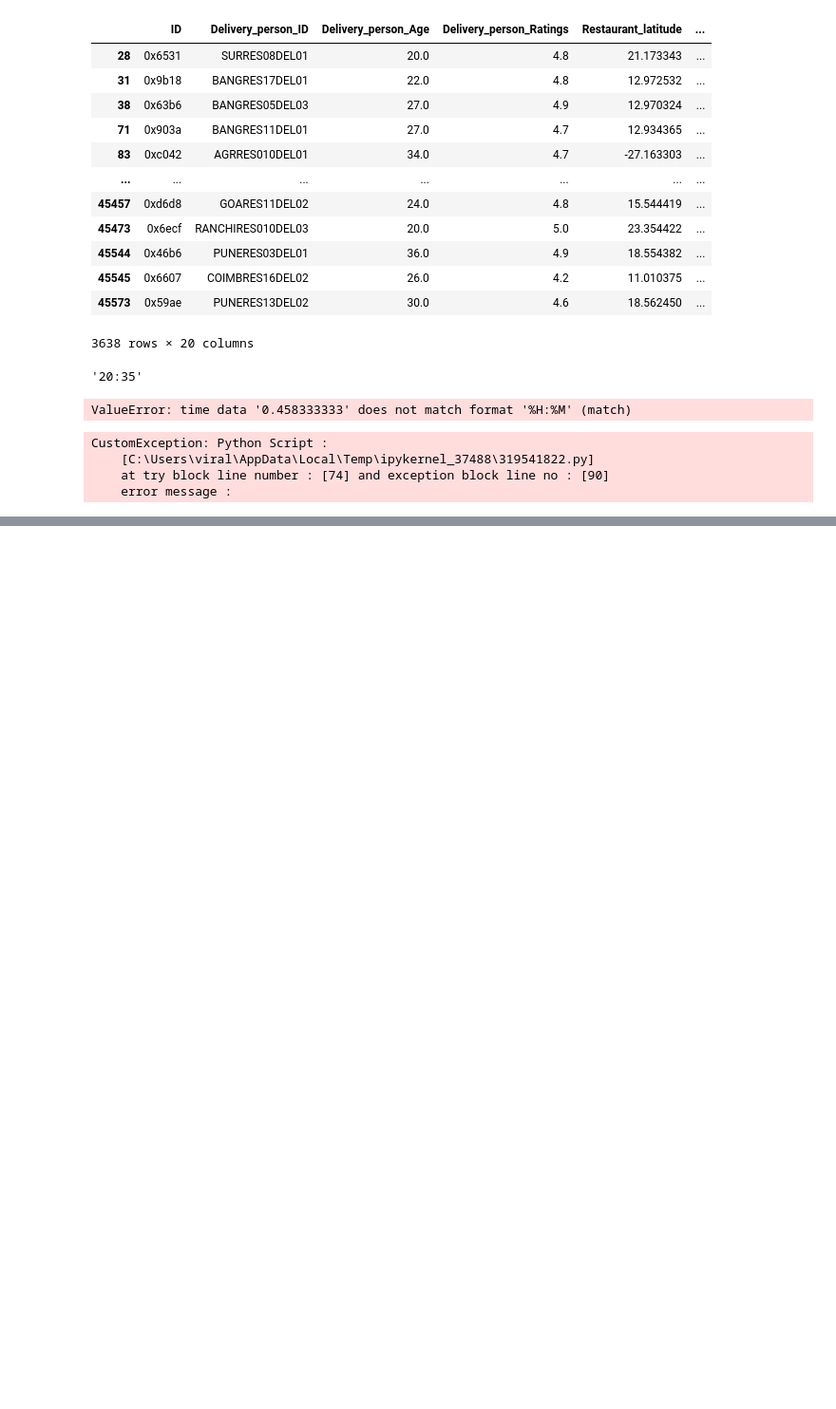
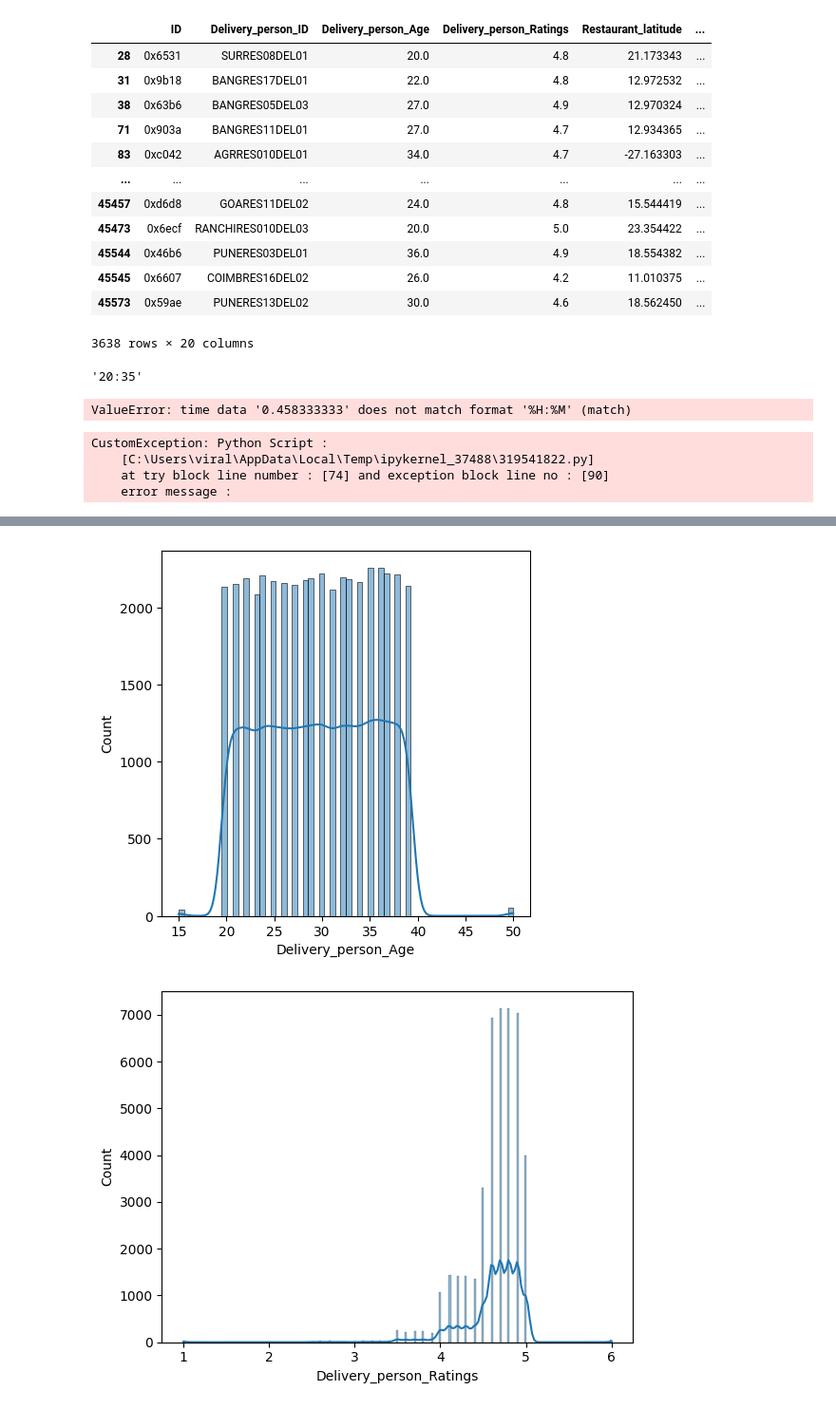
Before and after one commit to Viral3899/Food_Delivery_Time_Prediction, a Jupyter notebook: notebook/EDA.ipynb, the cells around one changed output, grey strips where cells are left out. Shown at 95% size. Saved outputs shown, nothing was run; the diff lists cells and outputs as text; code cells hidden in the pictures; blank space fills up the shorter version.

```diff
--- a/notebook/EDA.ipynb
+++ b/notebook/EDA.ipynb
@@ -440,0 +446,3 @@ CustomException: Python Script :
+# %%
+df = pd.read_csv(r'D:\End_to_End_Project\FOOD_Project\food_delivery\artifact\data_ingestion\2023-05-02-07-23-27\raw_data\finalTrain.csv')
+df.shape
@@ -440,0 +451,5 @@ CustomException: Python Script :
+# %%
+numerical_columns=df.columns[df.dtypes!='object']
+categorical_columns=df.columns[df.dtypes=='object']
+print("Numerical Columns :", numerical_columns)
+print("Categorical Columns :", categorical_columns)
@@ -440,0 +466,12 @@ CustomException: Python Script :
+# %%
+import seaborn as sns
+import matplotlib.pyplot as plt
+plt.figure(figsize=(5,5))
+x=1
+for i in numerical_columns:
+    sns.histplot(data=df,x=i,kde=True)
+    print('\n')
+    plt.show()
+# %% [output]
+[figure, added]
+[figure, added]
```
Also changed, not shown: parts of 5 cells of this notebook, 7 other files.
